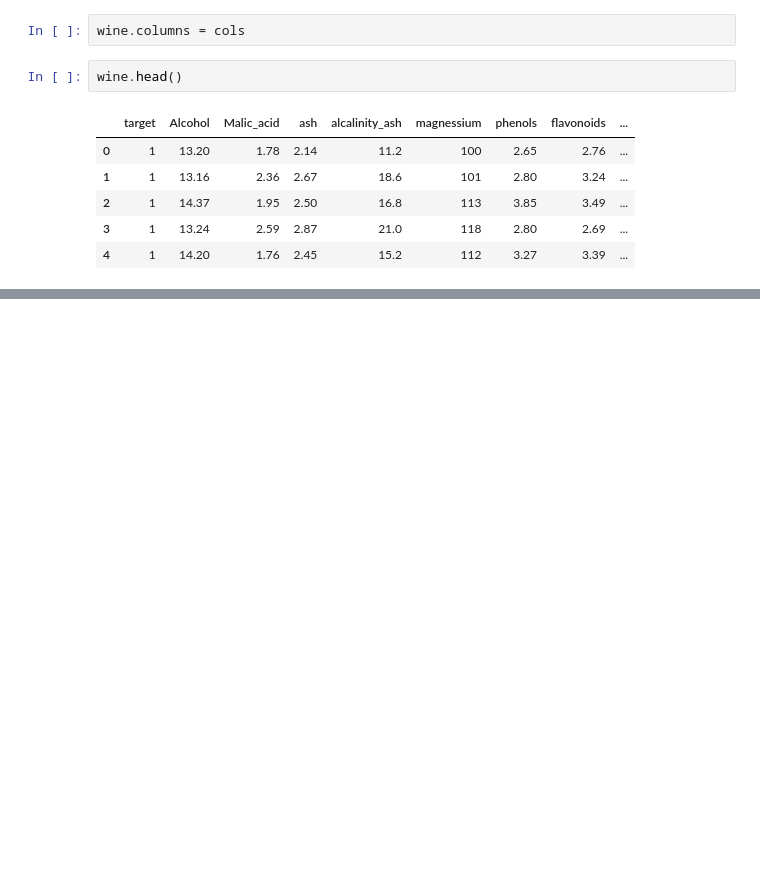
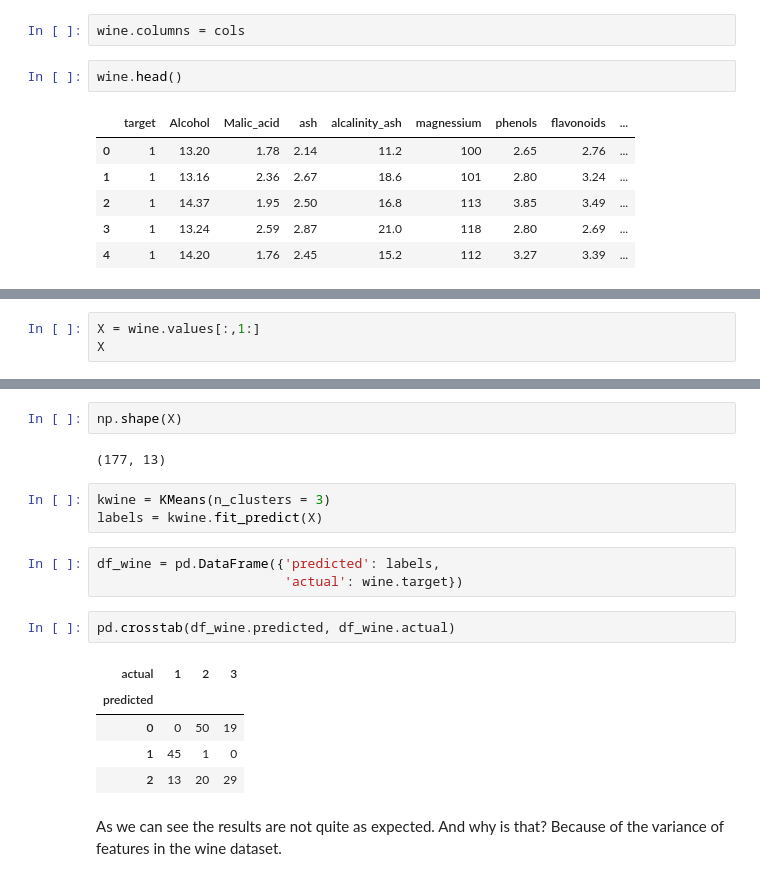
Before and after one commit to dataqueenpend/MachineLearning, a Jupyter notebook: Unsupervised learning.ipynb, the cells around one changed output, grey strips where cells are left out. Cells and saved outputs as stored; diff of their text form; blank space fills up the shorter version.

```diff
--- a/Unsupervised learning.ipynb
+++ b/Unsupervised learning.ipynb
@@ -199,0 +209,3 @@ wine.head()
+# %%
+X = wine.values[:,1:]
+X
@@ -199,0 +226,21 @@ wine.head()
+# %%
+np.shape(X)
+# %% [output]
+(177, 13)
+# %%
+kwine = KMeans(n_clusters = 3)
+labels = kwine.fit_predict(X)
+# %%
+df_wine = pd.DataFrame({'predicted': labels,
+                        'actual': wine.target})
+# %%
+pd.crosstab(df_wine.predicted, df_wine.actual)
+# %% [output]
+| actual | 1 | 2 | 3 |
+| predicted |  |  |  |
+| 0 | 0 | 50 | 19 |
+| 1 | 45 | 1 | 0 |
+| 2 | 13 | 20 | 29 |
+# %% [markdown]
+As we can see the results are not quite as expected.
+And why is that? Because of the variance of features in the wine dataset.
```
Also changed, not shown: parts of 20 cells of this notebook.
